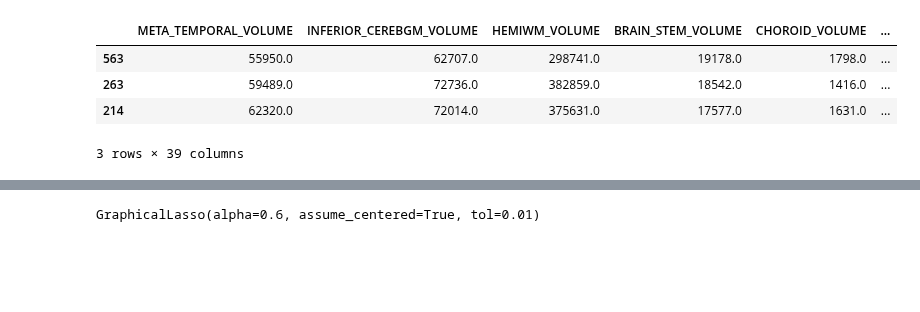
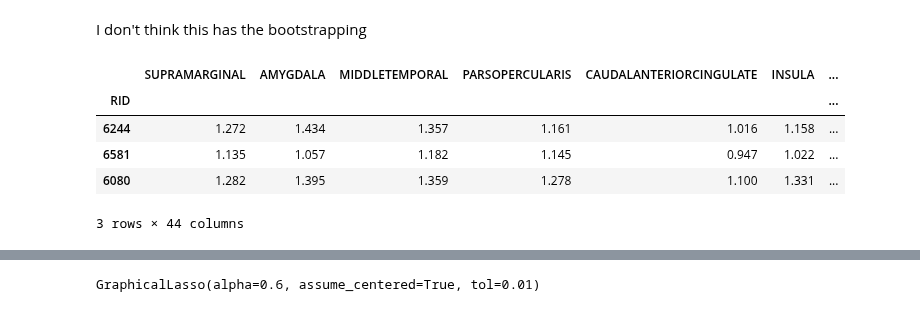
Before and after one commit to vkola-lab/jad2024, a Jupyter notebook: visualize_graphs.ipynb, the cells around one changed output, grey strips where cells are left out. Drawn from its saved outputs; the diff is of its cells as text; code cells hidden in the pictures; blank space fills up the shorter version.

```diff
--- a/visualize_graphs.ipynb
+++ b/visualize_graphs.ipynb
@@ -8,12 +8,16 @@ from sklearn.covariance import GraphicalLasso
 from tqdm.auto import tqdm
 
 plt.style.use('ggplot')
+# %% [markdown]
+I don't think this has the bootstrapping
 # %%
-data = pd.read_csv("construct_ggm/pet_graphs/amy_pos_reg_dropleftright.csv",index_col=0)
+# data = pd.read_csv("construct_ggm/pet_graphs/amy_pos_reg_dropleftright.csv",index_col=0) #demo one matteo used
+data = pd.read_csv("construct_ggm/pet_graphs/adni/adni_amy_tau_merged_cent_low_quartile.csv",index_col=0)
 data.sample(3)
 # %% [output]
-|  | META_TEMPORAL_VOLUME | INFERIOR_CEREBGM_VOLUME | HEMIWM_VOLUME | BRAIN_STEM_VOLUME | CHOROID_VOLUME | ... |
-| 563 | 55950.0 | 62707.0 | 298741.0 | 19178.0 | 1798.0 | ... |
-| 263 | 59489.0 | 72736.0 | 382859.0 | 18542.0 | 1416.0 | ... |
-| 214 | 62320.0 | 72014.0 | 375631.0 | 17577.0 | 1631.0 | ... |
+|  | SUPRAMARGINAL | AMYGDALA | MIDDLETEMPORAL | PARSOPERCULARIS | CAUDALANTERIORCINGULATE | INSULA | ... |
+| RID |  |  |  |  |  |  | ... |
+| 6244 | 1.272 | 1.434 | 1.357 | 1.161 | 1.016 | 1.158 | ... |
+| 6581 | 1.135 | 1.057 | 1.182 | 1.145 | 0.947 | 1.022 | ... |
+| 6080 | 1.282 | 1.395 | 1.359 | 1.278 | 1.100 | 1.331 | ... |
-3 rows × 39 columns
+3 rows × 44 columns
```
Also changed, not shown: parts of 8 cells of this notebook, 1 other file.
